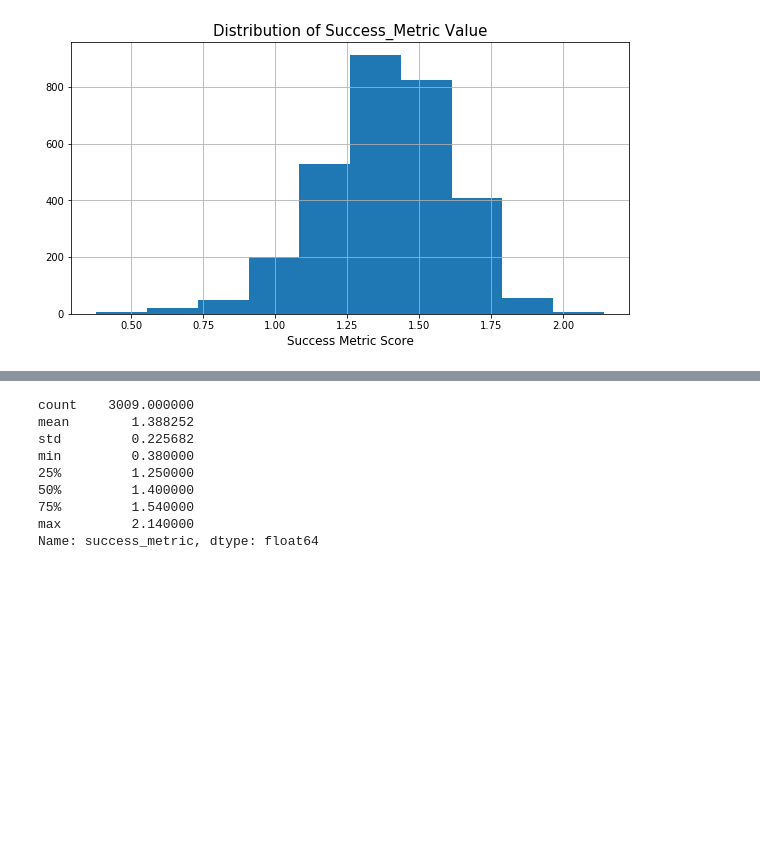
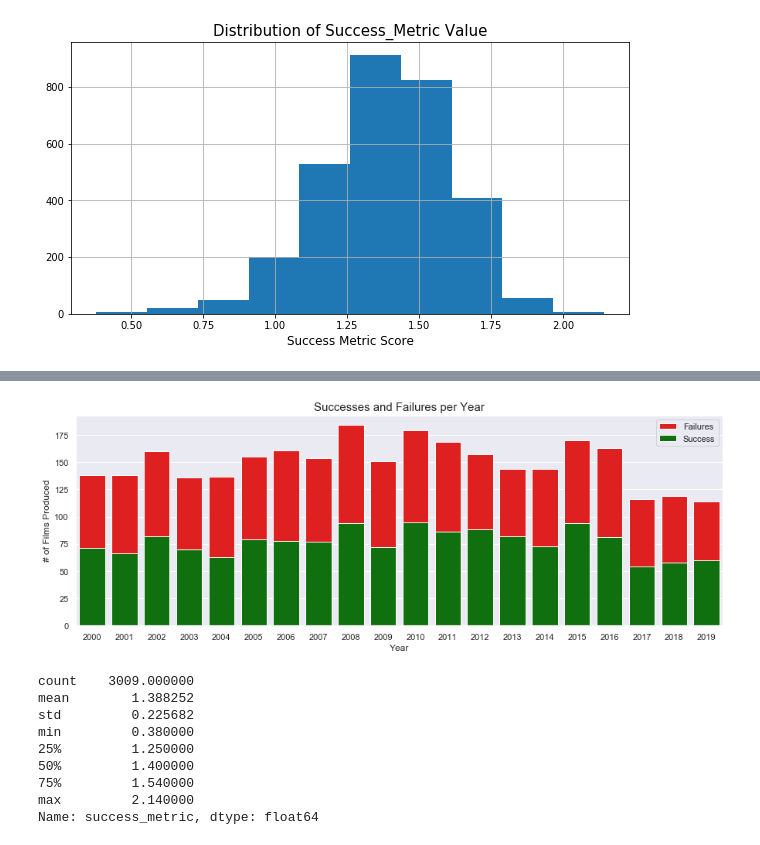
Before and after one commit to will4865/FlatironCapstoneProject, a Jupyter notebook: 4_eda_and_cleaning.ipynb, the cells around one changed output, grey strips where cells are left out. Drawn from its saved outputs; the diff is of its cells as text; code cells hidden in the pictures; blank space fills up the shorter version.

```diff
--- a/4_eda_and_cleaning.ipynb
+++ b/4_eda_and_cleaning.ipynb
@@ -1071,3 +1081,16 @@ plt.show()
+# %%
+df_sum = df.groupby('year').sum()[:-2]
+df_count = df.groupby('year').count()[:-2]
+plt.figure(figsize=(15,5))
+sns.barplot(data = df_count, x = df_count.index, y= 'production_budget', color = 'red', label = 'Failures', )
+sns.barplot(data = df_sum, x = df_sum.index, y = 'success_failure', color = 'green', label = 'Success')
+plt.xlabel('Year', size = 12)
+plt.ylabel('# of Films Produced', size = 12)
+plt.title('Successes and Failures per Year', size = 15)
+plt.legend()
+plt.show()
+# %% [output]
+[figure, added]
 # %%
 df['success_metric'].describe()
 # %% [output]
```
Also changed, not shown: parts of 5 cells of this notebook.
